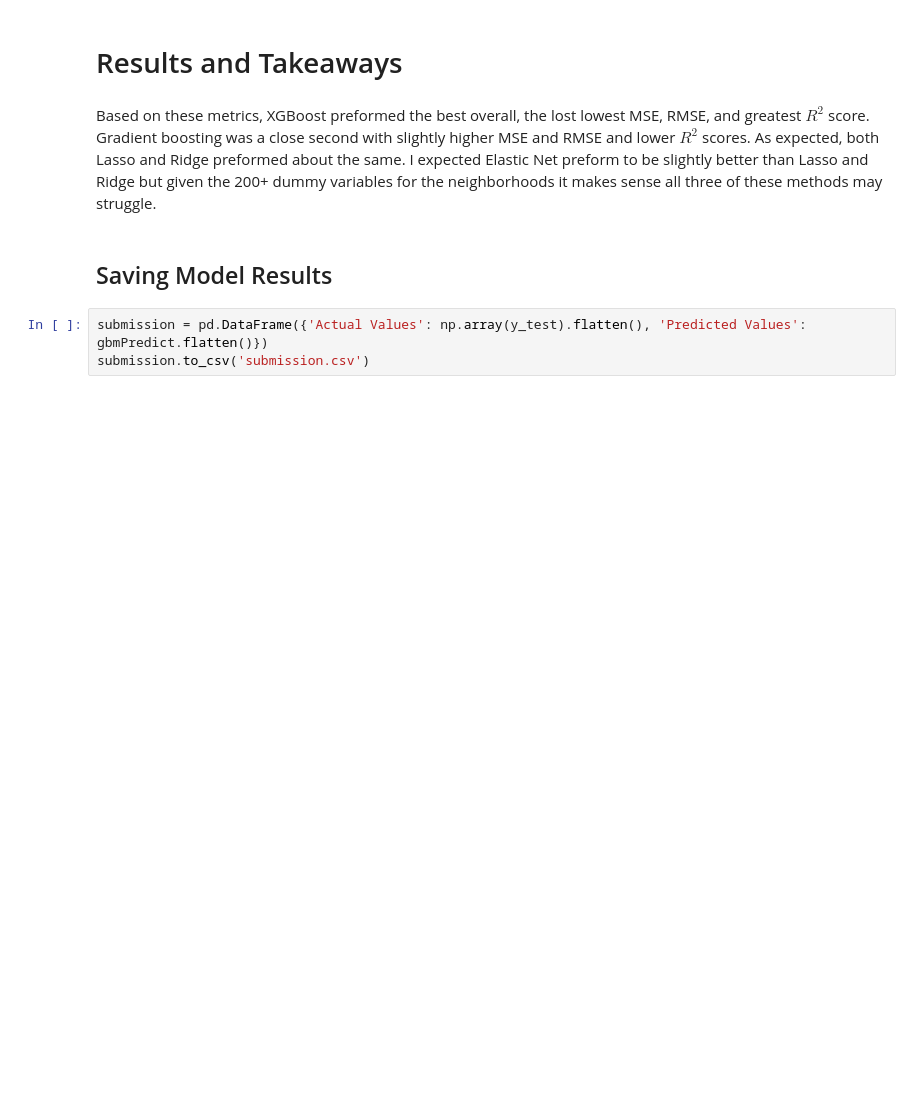
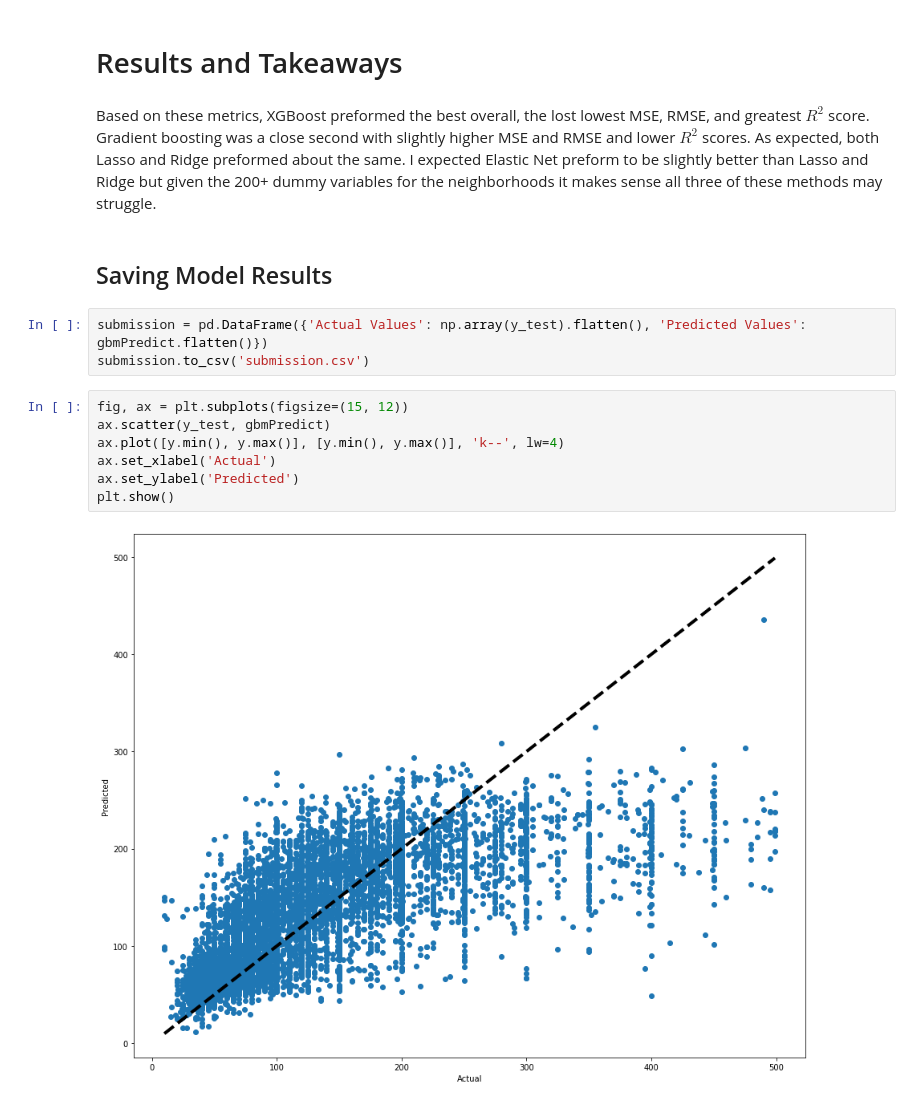
Before and after one commit to bendemers/NYC-Housing-Price-Predictor, a Jupyter notebook: NYC_AirBnB_Price_Predictor_Model.ipynb, the cells around one changed output. Cells and saved outputs as stored; diff of their text form; blank space fills up the shorter version.

```diff
--- a/NYC_AirBnB_Price_Predictor_Model.ipynb
+++ b/NYC_AirBnB_Price_Predictor_Model.ipynb
@@ -388,3 +388,12 @@ Based on these metrics, XGBoost preformed the best overall, the lost lowest MSE,
 # %%
 submission = pd.DataFrame({'Actual Values': np.array(y_test).flatten(), 'Predicted Values': gbmPredict.flatten()})
 submission.to_csv('submission.csv')
+# %%
+fig, ax = plt.subplots(figsize=(15, 12))
+ax.scatter(y_test, gbmPredict)
+ax.plot([y.min(), y.max()], [y.min(), y.max()], 'k--', lw=4)
+ax.set_xlabel('Actual')
+ax.set_ylabel('Predicted')
+plt.show()
+# %% [output]
+[figure, added]
```
Also changed, not shown: parts of 2 cells of this notebook.
